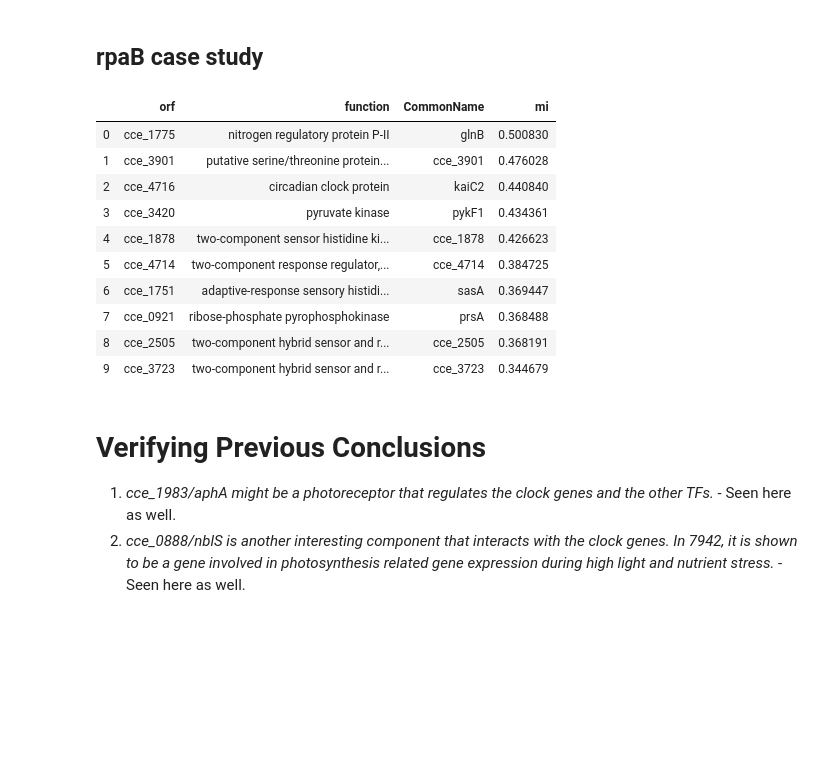
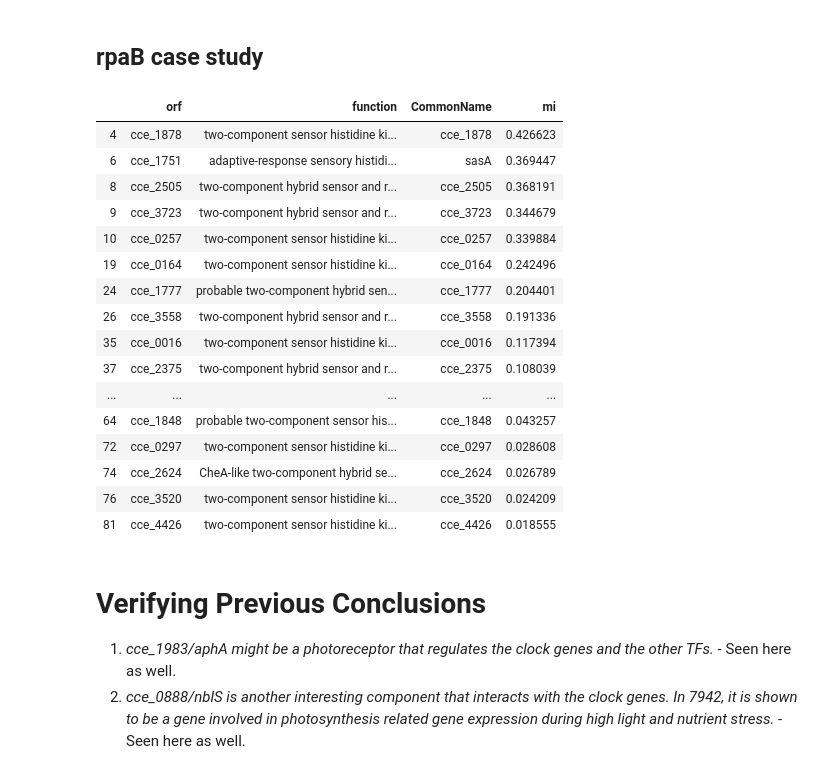
Before and after one commit to deeprob/Gene-Expression-Analysis-Pipeline, a Jupyter notebook: Microarray-Data-Analysis-386.ipynb, the cells around one changed output. Cells and saved outputs as stored; diff of their text form; code cells hidden in the pictures; blank space fills up the shorter version.

```diff
--- a/Microarray-Data-Analysis-386.ipynb
+++ b/Microarray-Data-Analysis-386.ipynb
@@ -454,16 +535,22 @@ cce_1751.get_twoComponentRegulators()
 ## rpaB case study
 # %%
 cce_4002 = Interaction(twoComponentsExp,'cce_4002',mi_thresh=0)
-cce_4002.df.head(10)
+cce_4002.df.loc[cce_4002.df.function.str.contains('sensor')]
 # %% [output]
 |  | orf | function | CommonName | mi |
-| 0 | cce_1775 | nitrogen regulatory protein P-II | glnB | 0.500830 |
-| 1 | cce_3901 | putative serine/threonine protein... | cce_3901 | 0.476028 |
-| 2 | cce_4716 | circadian clock protein | kaiC2 | 0.440840 |
-| 3 | cce_3420 | pyruvate kinase | pykF1 | 0.434361 |
 | 4 | cce_1878 | two-component sensor histidine ki... | cce_1878 | 0.426623 |
-| 5 | cce_4714 | two-component response regulator,... | cce_4714 | 0.384725 |
 | 6 | cce_1751 | adaptive-response sensory histidi... | sasA | 0.369447 |
-| 7 | cce_0921 | ribose-phosphate pyrophosphokinase | prsA | 0.368488 |
 | 8 | cce_2505 | two-component hybrid sensor and r... | cce_2505 | 0.368191 |
 | 9 | cce_3723 | two-component hybrid sensor and r... | cce_3723 | 0.344679 |
+| 10 | cce_0257 | two-component sensor histidine ki... | cce_0257 | 0.339884 |
+| 19 | cce_0164 | two-component sensor histidine ki... | cce_0164 | 0.242496 |
+| 24 | cce_1777 | probable two-component hybrid sen... | cce_1777 | 0.204401 |
+| 26 | cce_3558 | two-component hybrid sensor and r... | cce_3558 | 0.191336 |
+| 35 | cce_0016 | two-component sensor histidine ki... | cce_0016 | 0.117394 |
+| 37 | cce_2375 | two-component hybrid sensor and r... | cce_2375 | 0.108039 |
+| ... | ... | ... | ... | ... |
+| 64 | cce_1848 | probable two-component sensor his... | cce_1848 | 0.043257 |
+| 72 | cce_0297 | two-component sensor histidine ki... | cce_0297 | 0.028608 |
+| 74 | cce_2624 | CheA-like two-component hybrid se... | cce_2624 | 0.026789 |
+| 76 | cce_3520 | two-component sensor histidine ki... | cce_3520 | 0.024209 |
+| 81 | cce_4426 | two-component sensor histidine ki... | cce_4426 | 0.018555 |
```
Also changed, not shown: parts of 13 cells of this notebook, 16 other files.
